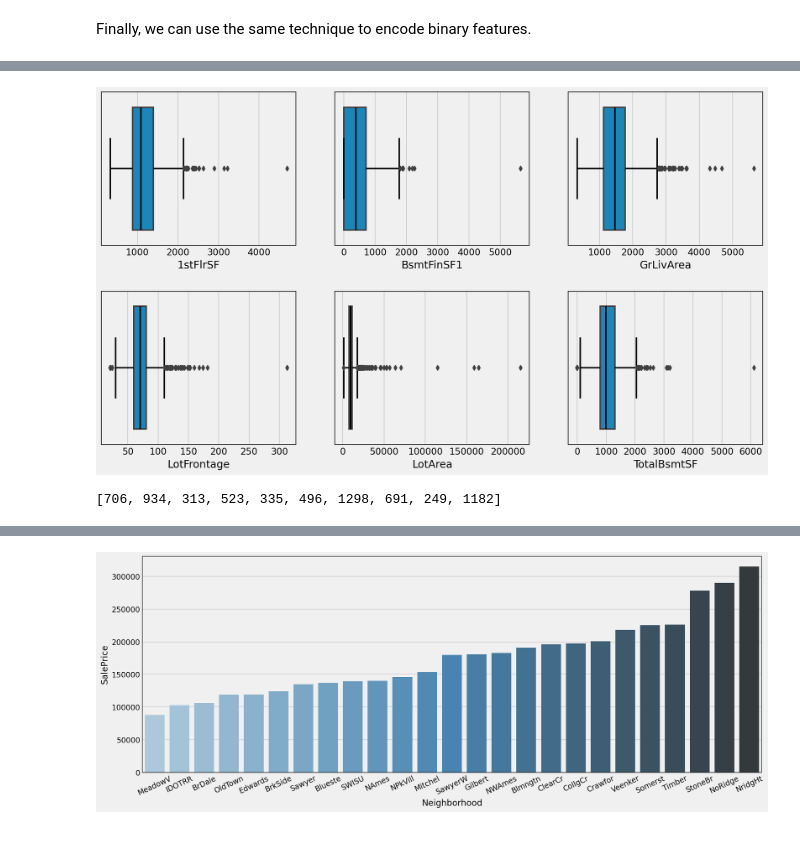
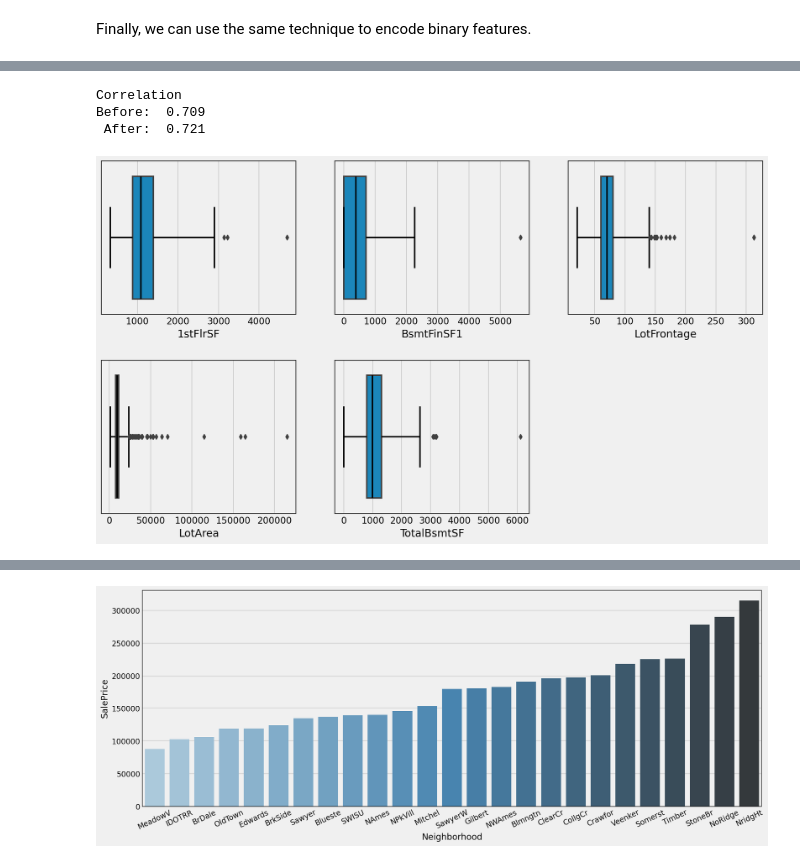
Before and after one commit to KOrfanakis/Housing_Prices_Regression, a Jupyter notebook: 02-Preprocessing_and_Predictions.ipynb, the cells around one changed output, grey strips where cells are left out. Saved outputs shown, nothing was run; the diff lists cells and outputs as text; code cells hidden in the pictures.

```diff
--- a/02-Preprocessing_and_Predictions.ipynb
+++ b/02-Preprocessing_and_Predictions.ipynb
@@ -220,30 +247,42 @@ all_data['Street'] = all_data['Street'].map({'Grvl': 0, 'Pave': 1})
+# %%
+print('Correlation')
+print('Before: ', np.round(corr_before, 3))
+print(' After: ', np.round(corr_after, 3))
+# %% [output]
+Correlation
+Before:  0.709
+ After:  0.721
 # %%
-out_col = ['1stFlrSF', 'BsmtFinSF1', 'GrLivArea', 'LotFrontage', 'LotArea', 'TotalBsmtSF']
+out_col = ['1stFlrSF', 'BsmtFinSF1', 'LotFrontage', 'LotArea', 'TotalBsmtSF']
 
 fig = plt.figure(figsize=(14, 8), facecolor='#f0f0f0')
 
 for index, col in enumerate(out_col):
 
     plt.subplot(2, 3, index + 1)
-    sns.boxplot(x=col, data=train_df,
-                linewidth=2,
-                medianprops={'color': edgecolor},
-                capprops={'color': edgecolor},
-                whiskerprops={'color': edgecolor},)
+    sns.boxplot(
+        x=col,
+        data=train_df,
+        whis=3,
+        linewidth=2,
+        medianprops={'color': edgecolor},
+        capprops={'color': edgecolor},
+        whiskerprops={'color': edgecolor},
+    )
 
 plt.subplots_adjust(hspace=0.3);
 # %% [output]
-[figure, old version]
+[figure, new version]
 # %%
 idx_drop = []
+idx_drop.extend(train_df[train_df['GrLivArea'] > 4_000].index)
 idx_drop.extend(train_df[train_df['1stFlrSF'] > 3_000].index)
 idx_drop.extend(train_df[train_df['BsmtFinSF1'] > 4_000].index)
-idx_drop.extend(train_df[train_df['GrLivArea'] > 4_000].index)
 idx_drop.extend(train_df[train_df['LotFrontage'] > 200].index)
 idx_drop.extend(train_df[train_df['LotArea'] > 100_000].index)
 idx_drop.extend(train_df[train_df['TotalBsmtSF'] > 5_000].index)
 
 idx_drop = list(set(idx_drop))
-idx_drop
+
+all_data = all_data.drop(idx_drop)
+all_data.reset_index(drop = True);
-# %% [output]
-[706, 934, 313, 523, 335, 496, 1298, 691, 249, 1182]
```
Also changed, not shown: parts of 39 cells of this notebook.
